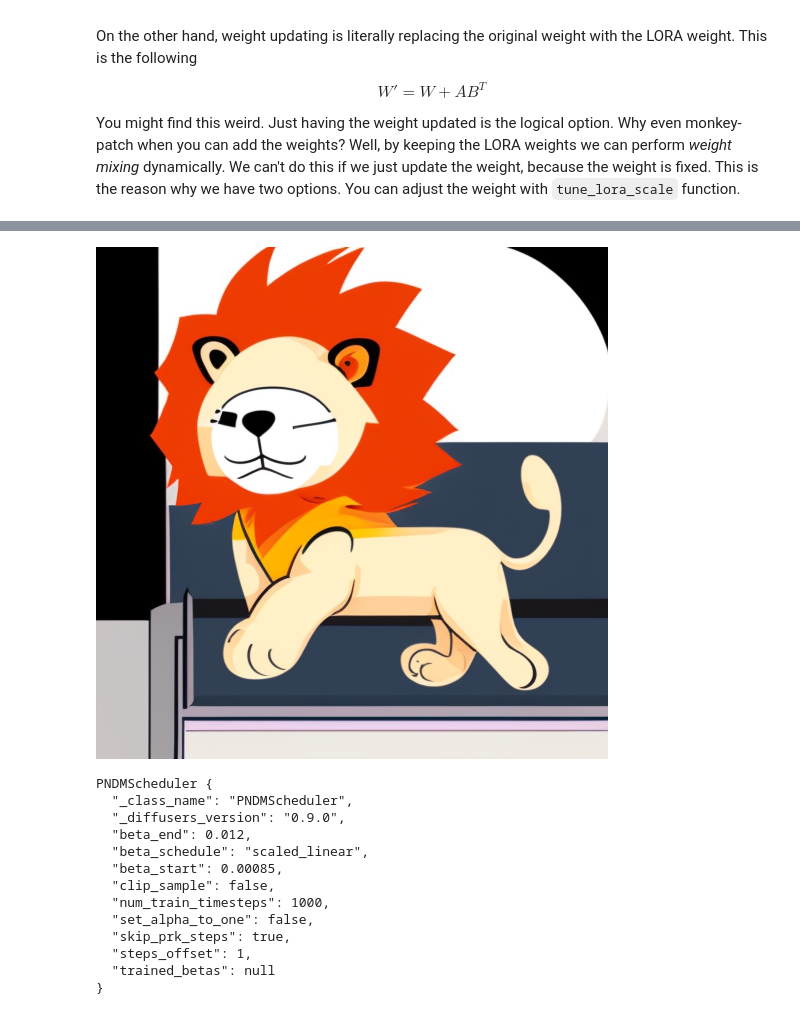
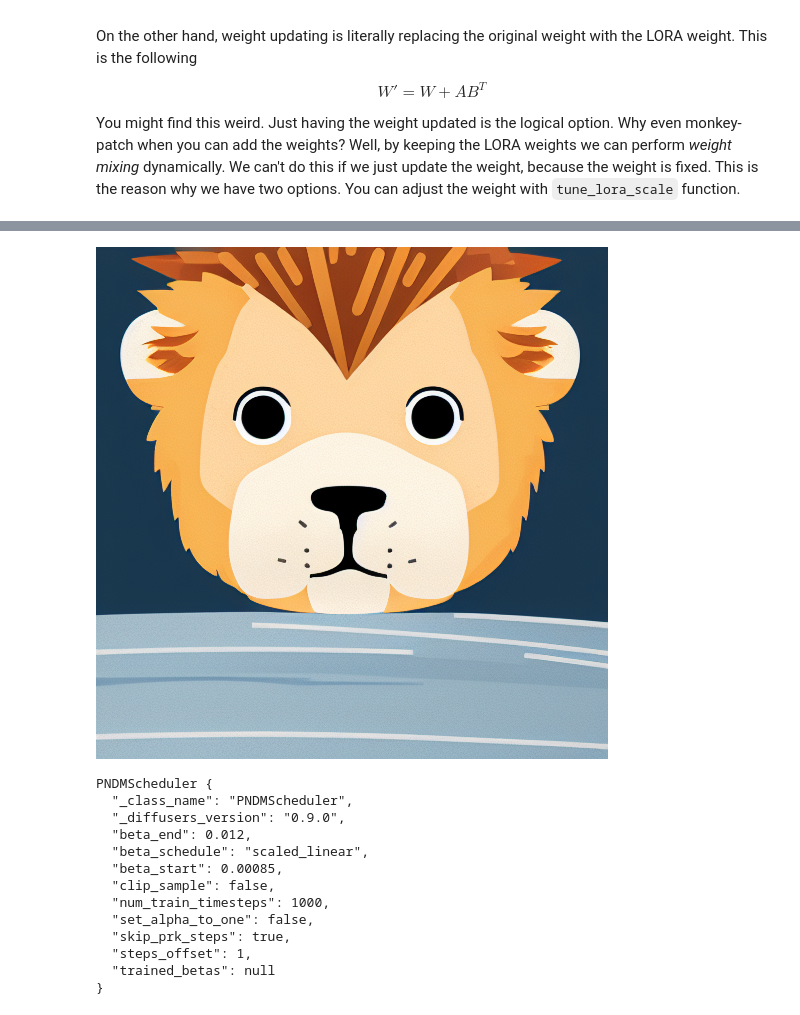
Before and after one commit to cloneofsimo/lora, a Jupyter notebook: scripts/run_inference.ipynb, the cells around one changed output, grey strips where cells are left out. Drawn from its saved outputs; the diff is of its cells as text; code cells hidden in the pictures.

```diff
--- a/scripts/run_inference.ipynb
+++ b/scripts/run_inference.ipynb
@@ -12,14 +12,14 @@ pip install git+https://github.com/cloneofsimo/lora.git
 from diffusers import StableDiffusionPipeline, EulerAncestralDiscreteScheduler
 import torch
 
-model_id = "stabilityai/stable-diffusion-2-base"
+model_id = "runwayml/stable-diffusion-v1-5"
 
 pipe = StableDiffusionPipeline.from_pretrained(model_id, torch_dtype=torch.float16).to(
     "cuda"
 )
 pipe.scheduler = EulerAncestralDiscreteScheduler.from_config(pipe.scheduler.config)
 
-prompt = "style of sks, baby lion"
+prompt = "style of <s1><s2>, baby lion"
 torch.manual_seed(0)
 image = pipe(prompt, num_inference_steps=50, guidance_scale=7).images[0]
 
@@ -58,11 +62,12 @@ image
 # %%
 
-tune_lora_scale(pipe.unet, 1.2)
+tune_lora_scale(pipe.unet, 0.3)
+tune_lora_scale(pipe.text_encoder, 0.3)
 torch.manual_seed(0)
 image = pipe(prompt, num_inference_steps=50, guidance_scale=7).images[0]
 image
 # %% [output]
-[figure, old version]
+[figure, new version]
 # %%
 pipe.scheduler
 # %% [output]
```
Also changed, not shown: parts of 7 cells of this notebook, 8 other files.
